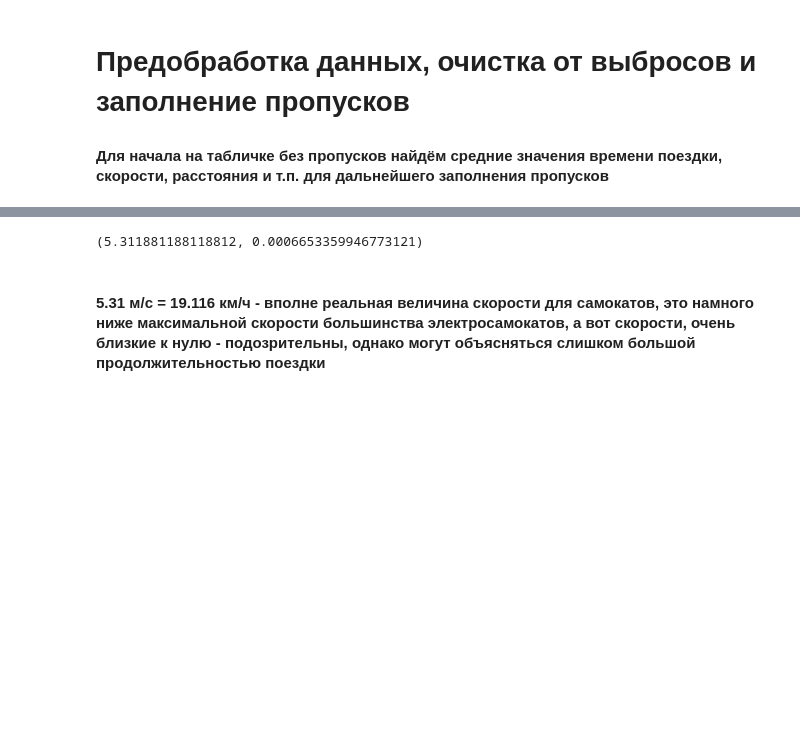
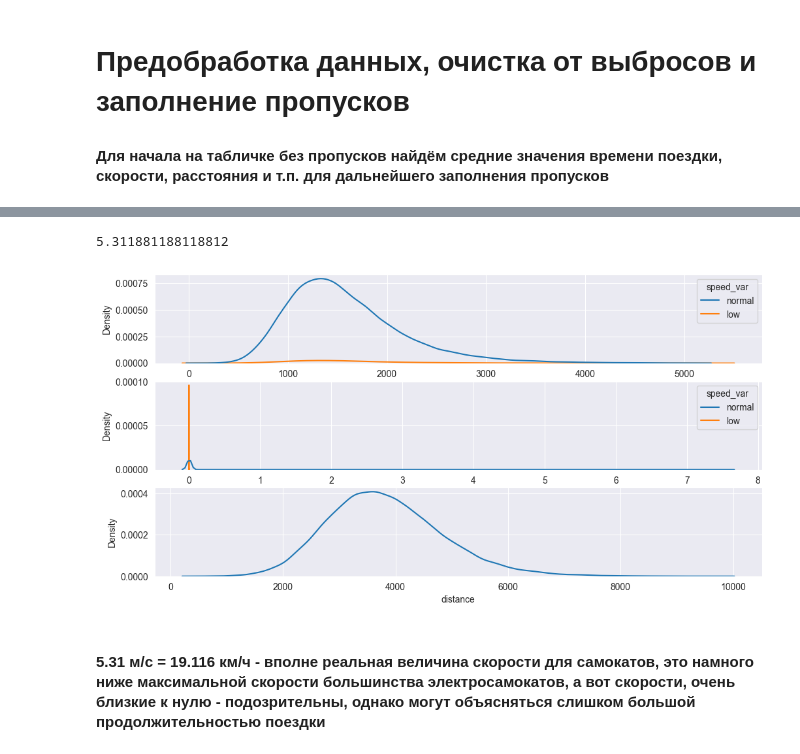
Before and after one commit to alexhronov/analiz_samokatov, a Jupyter notebook: sample.ipynb, the cells around one changed output, grey strips where cells are left out. Drawn from its saved outputs; the diff is of its cells as text; code cells hidden in the pictures; blank space fills up the shorter version.

```diff
--- a/sample.ipynb
+++ b/sample.ipynb
@@ -71,7 +75,13 @@ sns.boxplot(rd1.speed, orient='h', ax=axes[1])
 # %%
-max(rd1.speed), min(rd1.speed)
+fig, axes = plt.subplots(3, 1, figsize=(12, 6))
+rd1.loc[:, 'speed_var'] = rd1.speed.apply(lambda x: 'low' if x <= 0.9336 else 'normal')
+sns.kdeplot(data=rd1, x='duration_sec', hue='speed_var', ax=axes[0])
+sns.kdeplot(data=rd1, x='distance', hue='speed_var', ax=axes[1])
+sns.kdeplot(data=rd1[rd1['speed'] >= 1], x='distance', ax=axes[2])
+max(rd1.speed)
 # %% [output]
-(5.311881188118812, 0.0006653359946773121)
+5.311881188118812
+[figure, added]
 # %% [markdown]
 #### 5.31 м/с = 19.116 км/ч - вполне реальная величина скорости для самокатов, это намного ниже максимальной скорости большинства электросамокатов, а вот скорости, очень близкие к нулю - подозрительны, однако могут объясняться слишком большой продолжительностью поездки
 # %%
```
Also changed, not shown: parts of 10 cells of this notebook.
